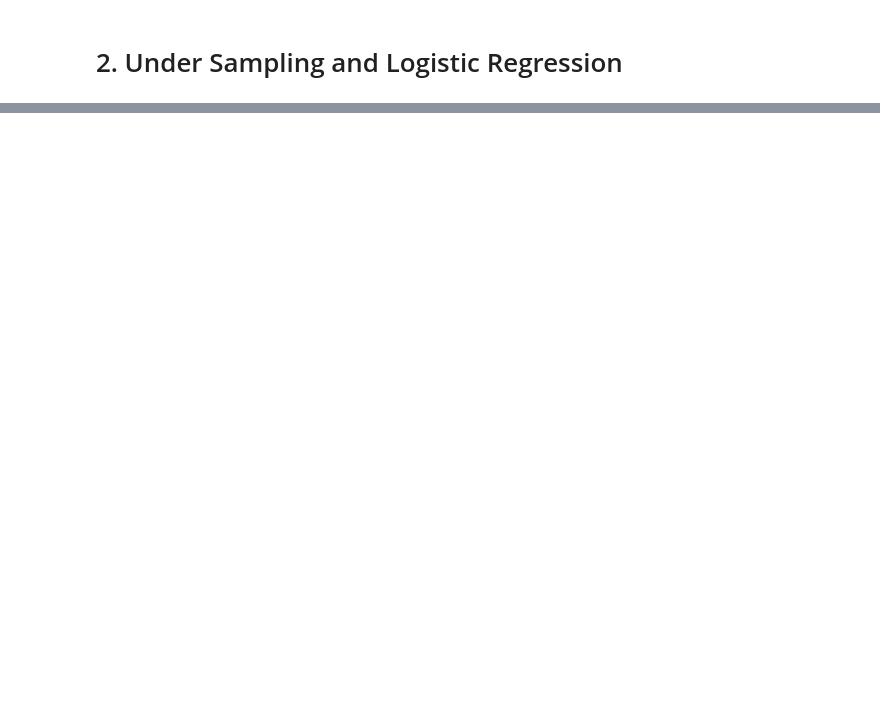
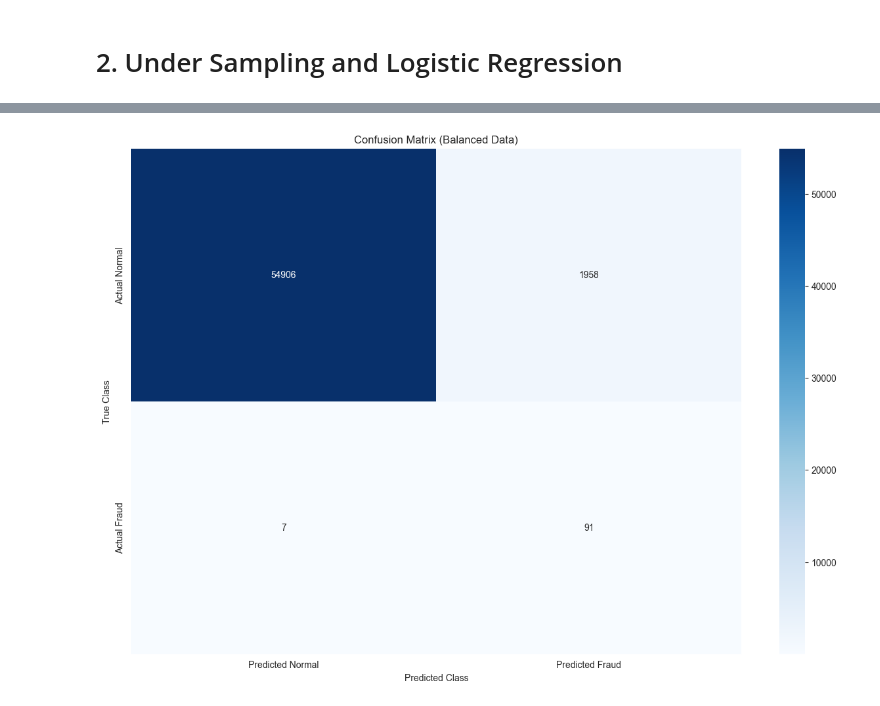
Before and after one commit to Alwyn-Tan/CreditCardFraudDetector, a Jupyter notebook: logistic_regression.ipynb, the cells around one changed output, grey strips where cells are left out. Cells and saved outputs as stored; diff of their text form; code cells hidden in the pictures; blank space fills up the shorter version.

```diff
--- a/logistic_regression.ipynb
+++ b/logistic_regression.ipynb
@@ -62,14 +77,0 @@ y = balanced_df['Class']
-# %%
-from sklearn.model_selection import train_test_split
-from sklearn.linear_model import LogisticRegression
-# Split the data and train the model
-X_train, X_test, y_train, y_test = train_test_split(X, y, test_size=0.2, random_state=42)
-
-model = LogisticRegression(
-    max_iter=1000,
-    solver='liblinear',
-    random_state=42,
-    penalty='l1',
-)
-
-model.fit(X_train, y_train)
@@ -102,17 +131,18 @@ print(f"False Positive Rate: {FP/(FP+TN):.4f} - Normal transactions misclassifie
 # %%
 import matplotlib.pyplot as plt
 import seaborn as sns
 
 plt.figure(figsize=(15, 10))
 
 # Confusion Matrix Heatmap
-plt.subplot(2, 2, 1)
 sns.heatmap(conf_matrix, annot=True, fmt='d', cmap='Blues',
             xticklabels=['Predicted Normal', 'Predicted Fraud'],
             yticklabels=['Actual Normal', 'Actual Fraud'])
 plt.title('Confusion Matrix (Balanced Data)')
 plt.ylabel('True Class')
 plt.xlabel('Predicted Class')
 
 plt.show()
+# %% [output]
+[figure, added]
 # %%
```
Also changed, not shown: parts of 13 cells of this notebook, 2 other files.
